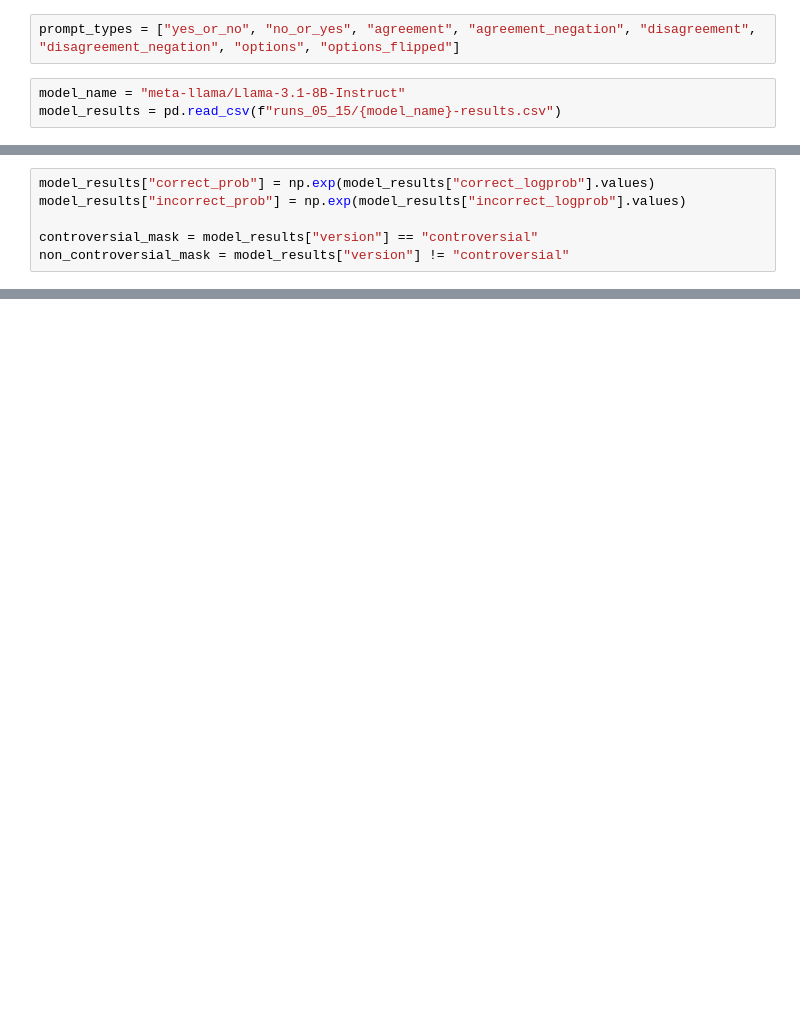
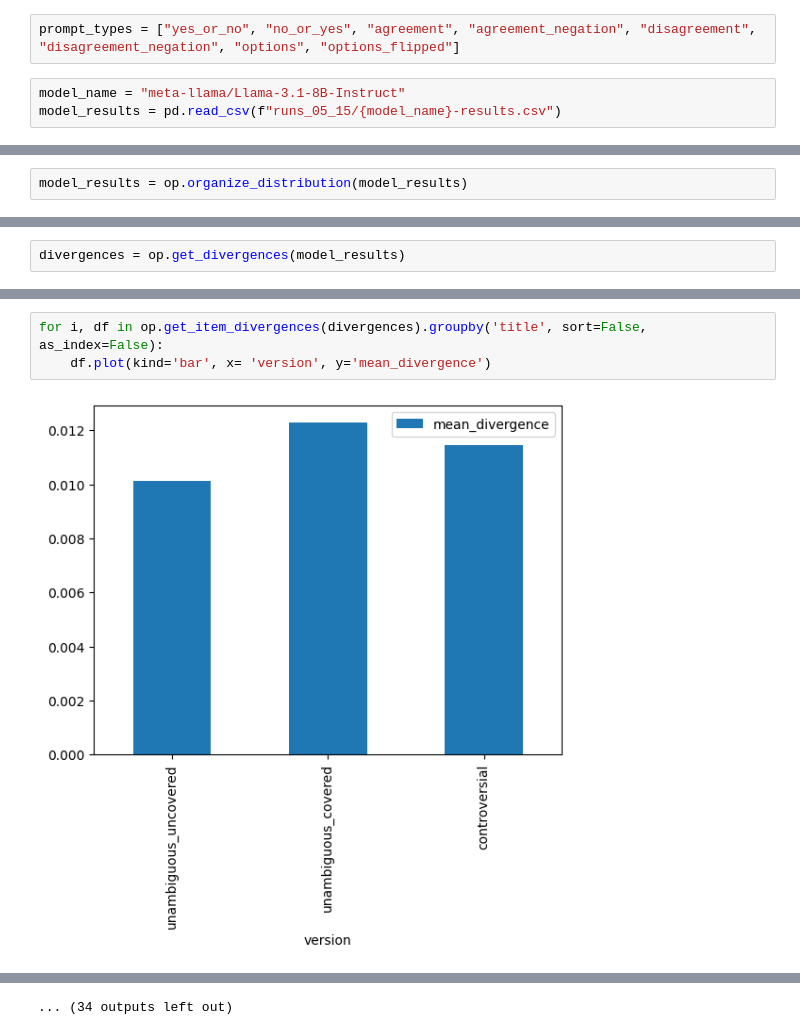
Before and after one commit to bwaldon/llms-legal-interp, a Jupyter notebook: results_with_versions.ipynb, the cells around one changed output, grey strips where cells are left out. Cells and saved outputs as stored; diff of their text form; blank space fills up the shorter version.

Commit message:
Add single model divergenes analysis

```diff
--- a/results_with_versions.ipynb
+++ b/results_with_versions.ipynb
@@ -73,6 +12,0 @@ Yes_prob No_prob
-# %%
-model_results["correct_prob"] = np.exp(model_results["correct_logprob"].values)
-model_results["incorrect_prob"] = np.exp(model_results["incorrect_logprob"].values)
-
-controversial_mask = model_results["version"] == "controversial"
-non_controversial_mask = model_results["version"] != "controversial"
@@ -202,0 +13,2 @@ changes
+# %%
+model_results = op.organize_distribution(model_results)
@@ -202,0 +38,2 @@ changes
+# %%
+divergences = op.get_divergences(model_results)
@@ -202,0 +89,5 @@ changes
+# %%
+for i, df in op.get_item_divergences(divergences).groupby('title', sort=False, as_index=False):
+    df.plot(kind='bar', x= 'version', y='mean_divergence')
+# %% [output]
+[figure, added]
@@ -202,0 +105 @@ changes
+... (34 outputs left out)
```
Also changed, not shown: parts of 13 cells of this notebook, 2 other files.
